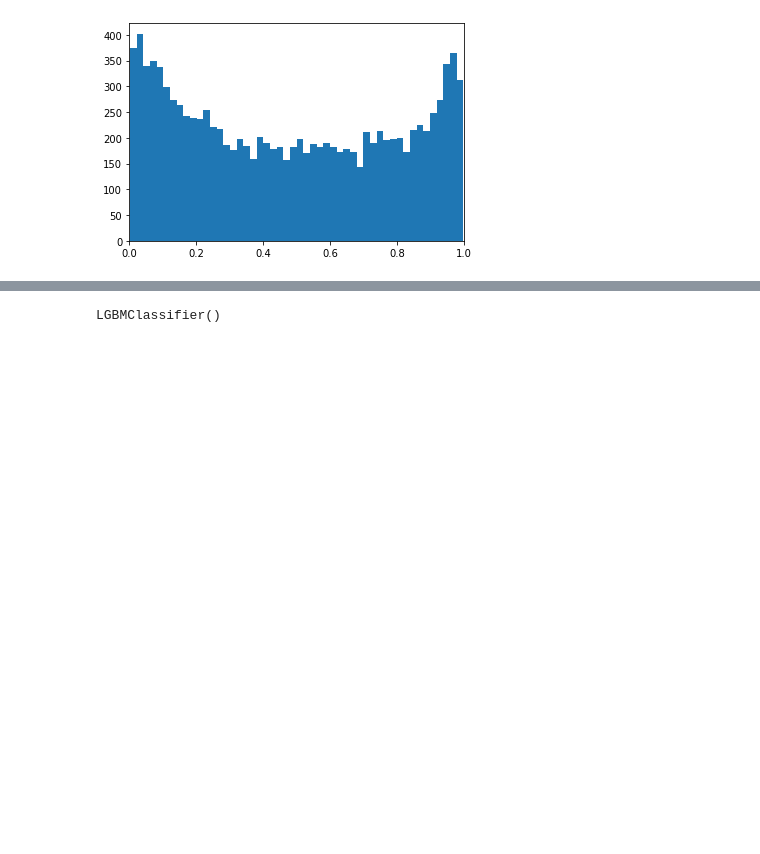
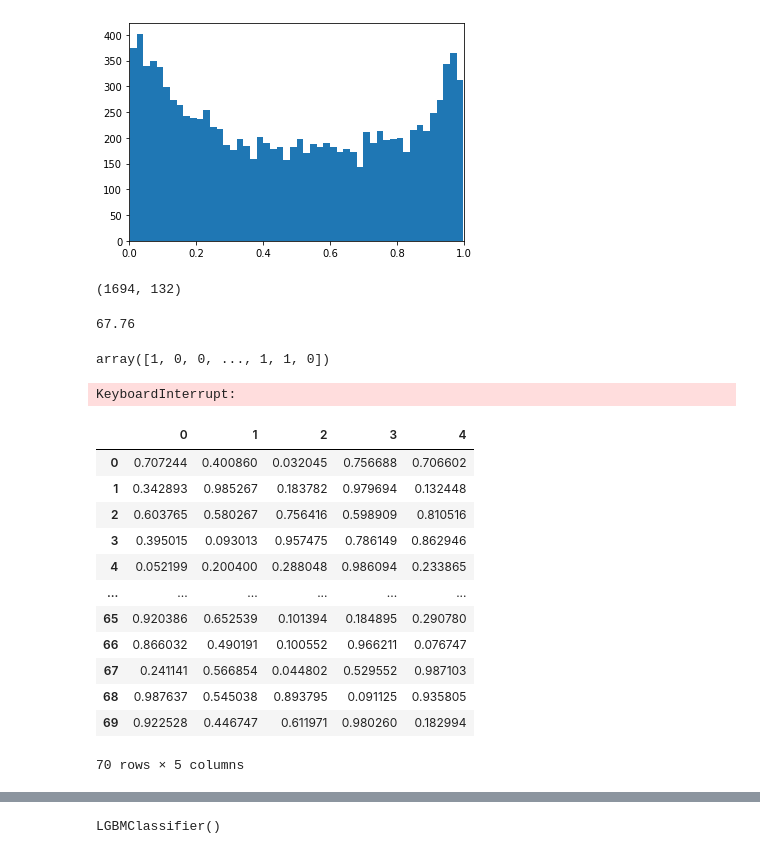
Before and after one commit to akihiroshimoda/kaggle, a Jupyter notebook: BS/code/EDA.ipynb, the cells around one changed output, grey strips where cells are left out. Saved outputs shown, nothing was run; the diff lists cells and outputs as text; code cells hidden in the pictures; blank space fills up the shorter version.

```diff
--- a/BS/code/EDA.ipynb
+++ b/BS/code/EDA.ipynb
@@ -936,24 +966,75 @@ plt.xlim(left=0)
 # %% [output]
 (0.0, 1.0)
 [figure]
+# %%
+train.shape
+# %% [output]
+(1694, 132)
+# %%
+1694/5*0.2
+# %% [output]
+67.76
+# %%
+y_train2 = np.ravel(y_train)
+y_train2
+# %% [output]
+array([1, 0, 0, ..., 1, 1, 0])
 # %%
 from sklearn.model_selection import TimeSeriesSplit
 
 FOLD = 5
 cross_rmse = []
 
-tscv = TimeSeriesSplit(n_splits=FOLD, test_size=90)
 
-for fold, (train_index, test_index) in enumerate(tscv.split(X)):
-    X_train, X_test = X.iloc[train_index], X.iloc[test_index]
-    y_train, y_test = y.iloc[train_index], y.iloc[test_index]
 
+tscv = TimeSeriesSplit(n_splits=FOLD, test_size=70)
+
+# y_score = []
+# for fold, (train_index, test_index) in enumerate(tscv.split(X_train)):
+#     X_tr, X_va = X_train.iloc[train_index], X_train.iloc[test_index]
+#     y_tr, y_va = y_train.iloc[train_index], y_train.iloc[test_index]
+
+from sklearn.model_selection import GridSearchCV
+from sklearn.model_selection import RepeatedStratifiedKFold
+model = LGBMClassifier()
+cv = RepeatedStratifiedKFold(n_splits=10, n_repeats=3, random_state=1)
+param_grid ={'n_estimators':[1000,2000],'max_depth':[4,8,16],'num_leaves':[31,15,7,3],'learning_rate':[0.1,0.05,0.01]}
+grid = GridSearchCV(estimator=model,param_grid=param_grid,n_jobs=-1,cv=cv,scoring='roc_auc')
+grid_result = grid.fit(X_train,y_train2)
+
+file = SAVE_OUTPUT + 'trained_model_{}.pkl'.format(prod)
+pickle.dump(grid_result, open(file, 'wb'))
+
+#     model = LGBMClassifier()
+#     model.fit(X_tr, y_tr)
+
+#     y_score.append(model.predict_proba(X_va)[:, 1])
+
+# y_score
     # 略
 
-    score = np.sqrt(mean_squared_error(y_test, y_pred))
-    cross_rmse.append(score)
+#     score = np.sqrt(mean_squared_error(y_test, y_pred))
+#     cross_rmse.append(score)
 
-print(f"CROSS_RMSE {np.mean(cross_rmse)}")
+# print(f"CROSS_RMSE {np.mean(cross_rmse)}")
+# %% [output]
+KeyboardInterrupt:
+# %%
+pd.DataFrame(y_score).T
+# %% [output]
+|  | 0 | 1 | 2 | 3 | 4 |
+| 0 | 0.707244 | 0.400860 | 0.032045 | 0.756688 | 0.706602 |
+| 1 | 0.342893 | 0.985267 | 0.183782 | 0.979694 | 0.132448 |
+| 2 | 0.603765 | 0.580267 | 0.756416 | 0.598909 | 0.810516 |
+| 3 | 0.395015 | 0.093013 | 0.957475 | 0.786149 | 0.862946 |
+| 4 | 0.052199 | 0.200400 | 0.288048 | 0.986094 | 0.233865 |
+| ... | ... | ... | ... | ... | ... |
+| 65 | 0.920386 | 0.652539 | 0.101394 | 0.184895 | 0.290780 |
+| 66 | 0.866032 | 0.490191 | 0.100552 | 0.966211 | 0.076747 |
+| 67 | 0.241141 | 0.566854 | 0.044802 | 0.529552 | 0.987103 |
+| 68 | 0.987637 | 0.545038 | 0.893795 | 0.091125 | 0.935805 |
+| 69 | 0.922528 | 0.446747 | 0.611971 | 0.980260 | 0.182994 |
+70 rows × 5 columns
 # %%
 train_eval = train.sample(frac=1).reset_index(drop=True)
 train_eval
```
Also changed, not shown: parts of 4 cells of this notebook, 7 other files.
